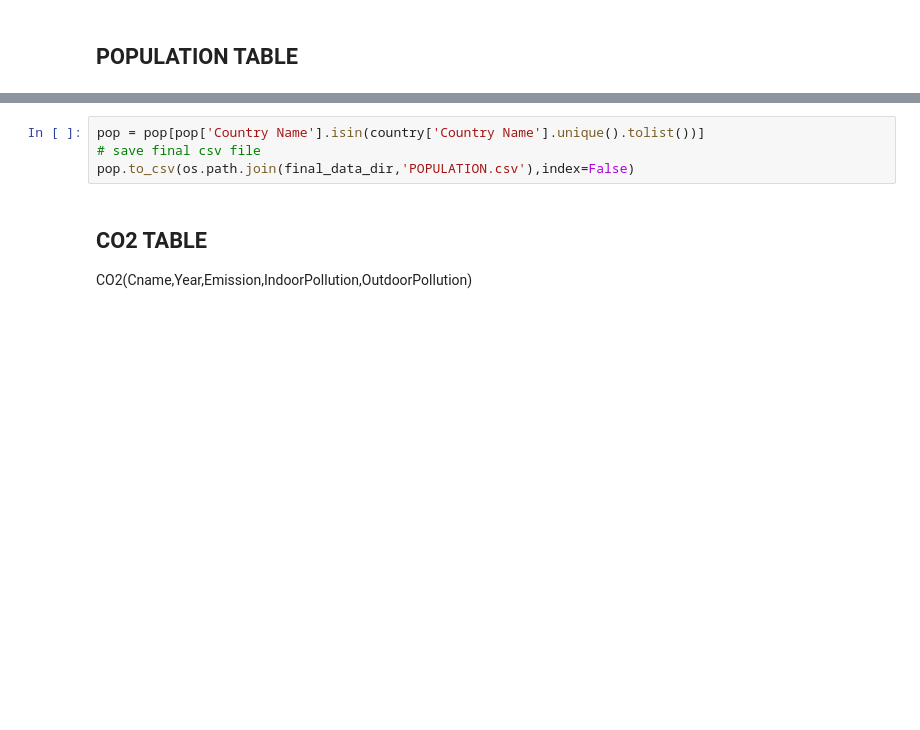
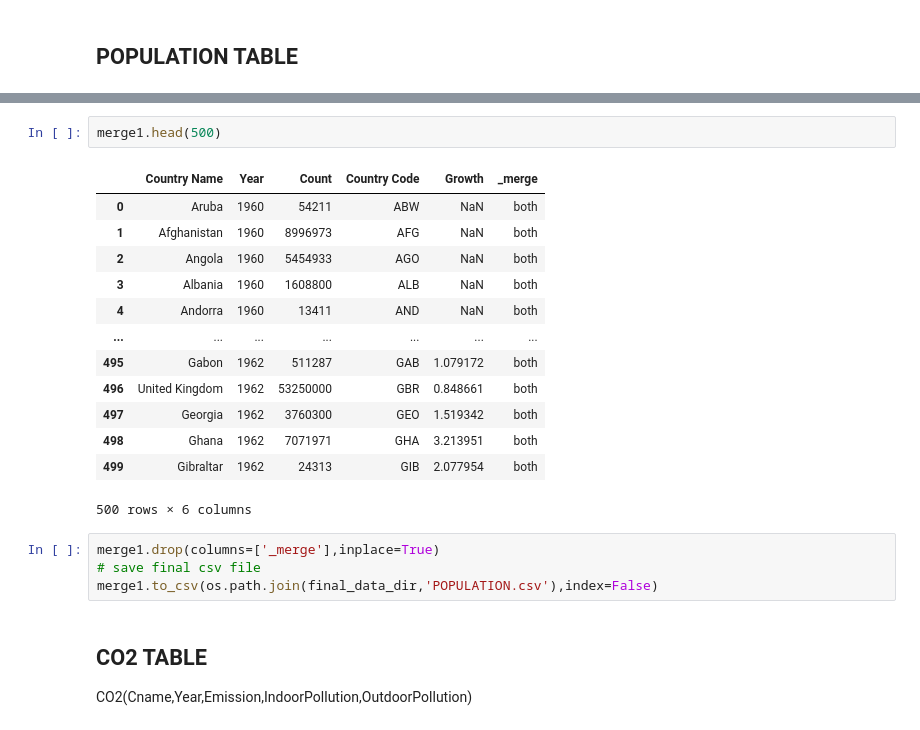
Before and after one commit to SaraBonati/dbs_course_project_2021, a Jupyter notebook: scripts/data_preprocessing.ipynb, the cells around one changed output, grey strips where cells are left out. Saved outputs shown, nothing was run; the diff lists cells and outputs as text; blank space fills up the shorter version.

```diff
--- a/scripts/data_preprocessing.ipynb
+++ b/scripts/data_preprocessing.ipynb
@@ -252,7 +337,23 @@ memory usage: 295.3+ KB
+# %%
+merge1.head(500)
+# %% [output]
+|  | Country Name | Year | Count | Country Code | Growth | _merge |
+| 0 | Aruba | 1960 | 54211 | ABW | NaN | both |
+| 1 | Afghanistan | 1960 | 8996973 | AFG | NaN | both |
+| 2 | Angola | 1960 | 5454933 | AGO | NaN | both |
+| 3 | Albania | 1960 | 1608800 | ALB | NaN | both |
+| 4 | Andorra | 1960 | 13411 | AND | NaN | both |
+| ... | ... | ... | ... | ... | ... | ... |
+| 495 | Gabon | 1962 | 511287 | GAB | 1.079172 | both |
+| 496 | United Kingdom | 1962 | 53250000 | GBR | 0.848661 | both |
+| 497 | Georgia | 1962 | 3760300 | GEO | 1.519342 | both |
+| 498 | Ghana | 1962 | 7071971 | GHA | 3.213951 | both |
+| 499 | Gibraltar | 1962 | 24313 | GIB | 2.077954 | both |
+500 rows × 6 columns
 # %%
-pop = pop[pop['Country Name'].isin(country['Country Name'].unique().tolist())]
+merge1.drop(columns=['_merge'],inplace=True)
 # save final csv file
-pop.to_csv(os.path.join(final_data_dir,'POPULATION.csv'),index=False)
+merge1.to_csv(os.path.join(final_data_dir,'POPULATION.csv'),index=False)
 # %% [markdown]
 ## CO2 TABLE
 
```
Also changed, not shown: parts of 6 cells of this notebook, 1 other file.
